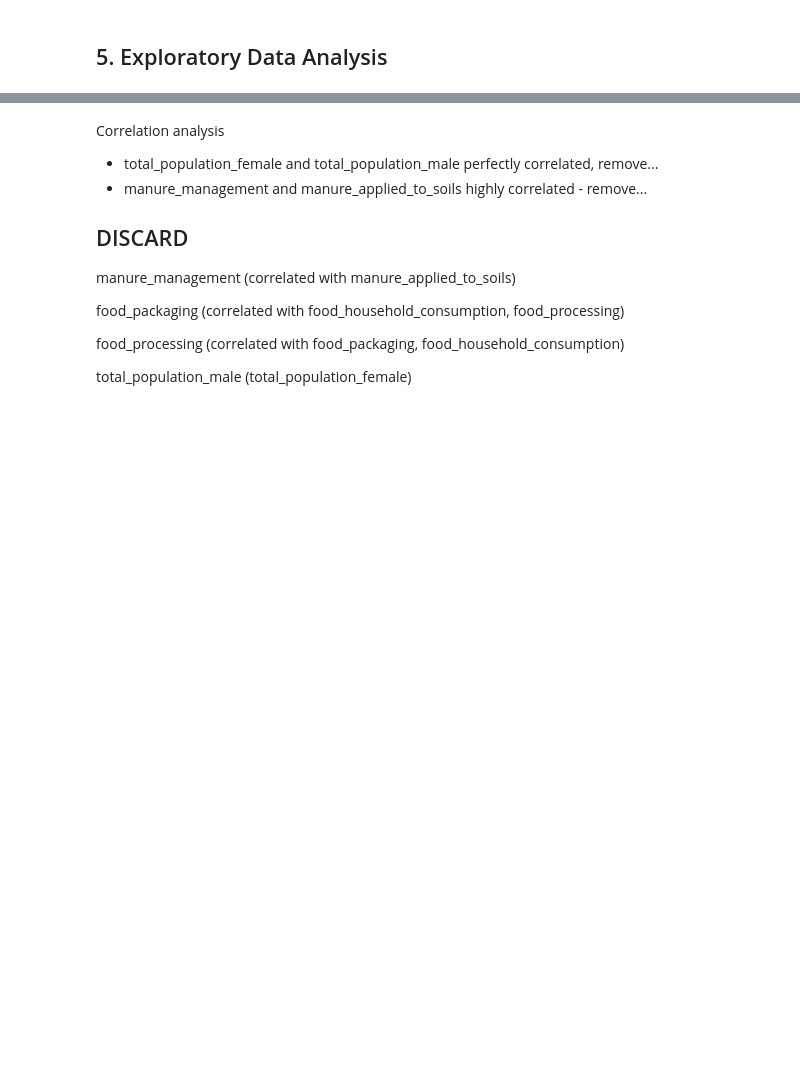
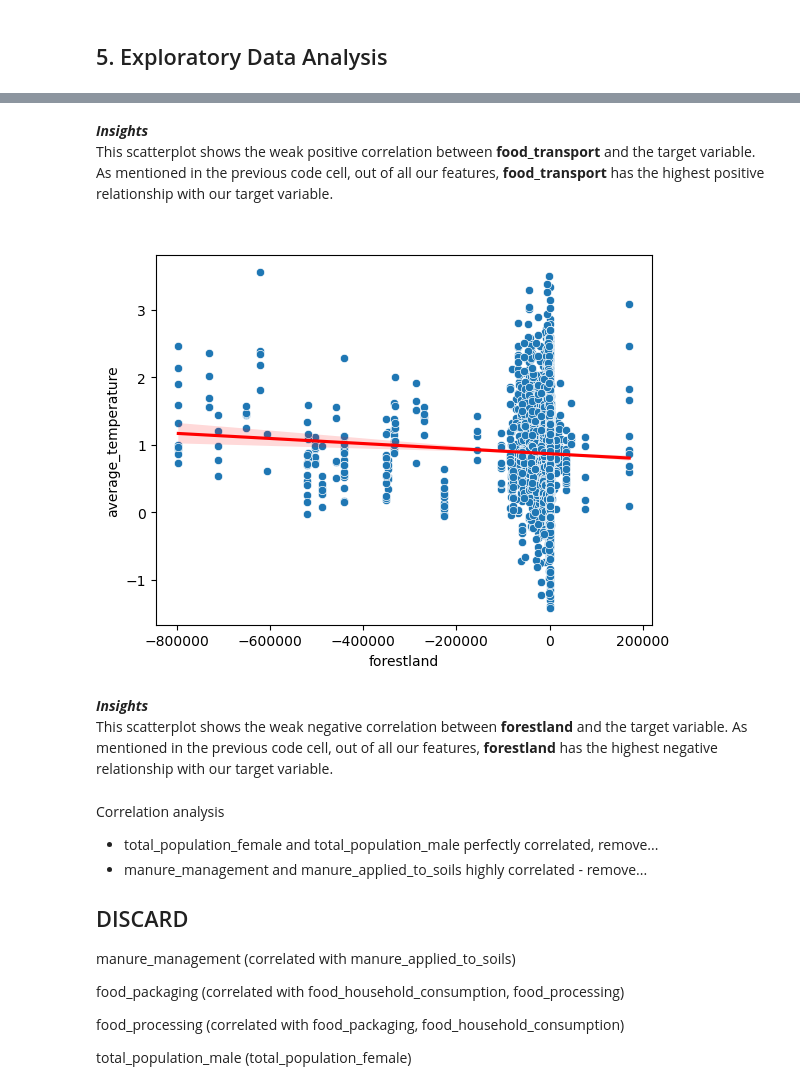
Before and after one commit to glenad/2403-ptds-regression, a Jupyter notebook: Agri_Emissions_Regression Master.ipynb, the cells around one changed output, grey strips where cells are left out. Cells and saved outputs as stored; diff of their text form; code cells hidden in the pictures; blank space fills up the shorter version.

Commit message:
Add insights to correlation matrix and highest positive and highest negative correlation

```diff
--- a/Agri_Emissions_Regression Master.ipynb
+++ b/Agri_Emissions_Regression Master.ipynb
@@ -682,3 +687,15 @@ Name: average_temperature, dtype: float64
+# %% [markdown]
+**_Insights_**<br>
+This scatterplot shows the weak positive correlation between **food_transport** and the target variable. As mentioned in the previous code cell, out of all our features, **food_transport** has the highest positive relationship with our target variable.<br><br>
+# %%
+# Scatterplot - looking at the relationship between forestland and average temperature
+sns.scatterplot(data=df, x="forestland", y="average_temperature")
+sns.regplot(data=df, x="forestland", y="average_temperature", scatter=False, color='red');
+# %% [output]
+[figure, added]
+# %% [markdown]
+**_Insights_**<br>
+This scatterplot shows the weak negative correlation between **forestland** and the target variable. As mentioned in the previous code cell, out of all our features, **forestland** has the highest negative relationship with our target variable.
 # %% [markdown]
 Correlation analysis
 - total_population_female and total_population_male perfectly correlated, remove...
```
Also changed, not shown: parts of 13 cells of this notebook, 1 other file.
